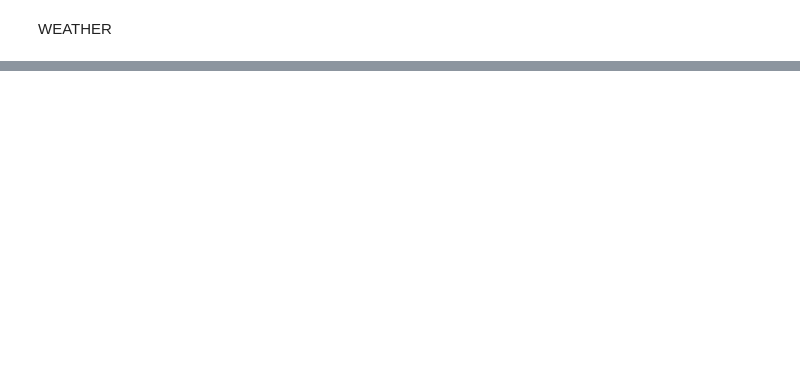
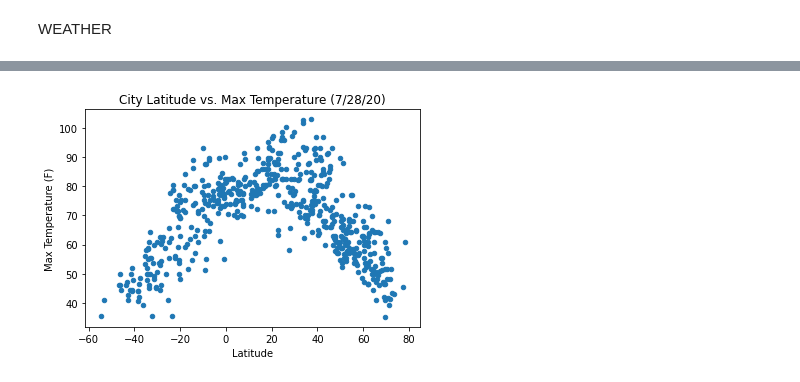
Before and after one commit to siekmeierpaul/python-api-challenge, a Jupyter notebook: WeatherPy/WeatherPy.ipynb, the cells around one changed output, grey strips where cells are left out. Cells and saved outputs as stored; diff of their text form; code cells hidden in the pictures; blank space fills up the shorter version.

Commit message:
some of the plots

```diff
--- a/WeatherPy/WeatherPy.ipynb
+++ b/WeatherPy/WeatherPy.ipynb
@@ -47,9 +51,3 @@ len(cities)
 # Save config information
 url = 'http://api.openweathermap.org/data/2.5/weather?'
 units = 'imperial'
-city = 'busselton'
-query_url = url + 'appid=' + weather_api_key + '&q=' + city +'&units=' + units
-weather_response = requests.get(query_url)
-weather_json = weather_response.json()
-weather_json
-weather_json['dt']
@@ -153,0 +122,3 @@ df
+# %%
+city_weather_df = pd.DataFrame(city_weather_data)
+city_weather_df
@@ -153,0 +142,9 @@ df
+# %%
+plot = city_weather_df.plot.scatter(x='Latitude', y= 'Temperature')
+plt.title('City Latitude vs. Max Temperature (7/28/20)')
+plt.ylabel('Max Temperature (F)')
+plt.show()
+fig = plot.get_figure()
+fig.savefig('output_data/LatitudeVTemperature.png')
+# %% [output]
+[figure, added]
```
Also changed, not shown: parts of 19 cells of this notebook, 7 other files.
